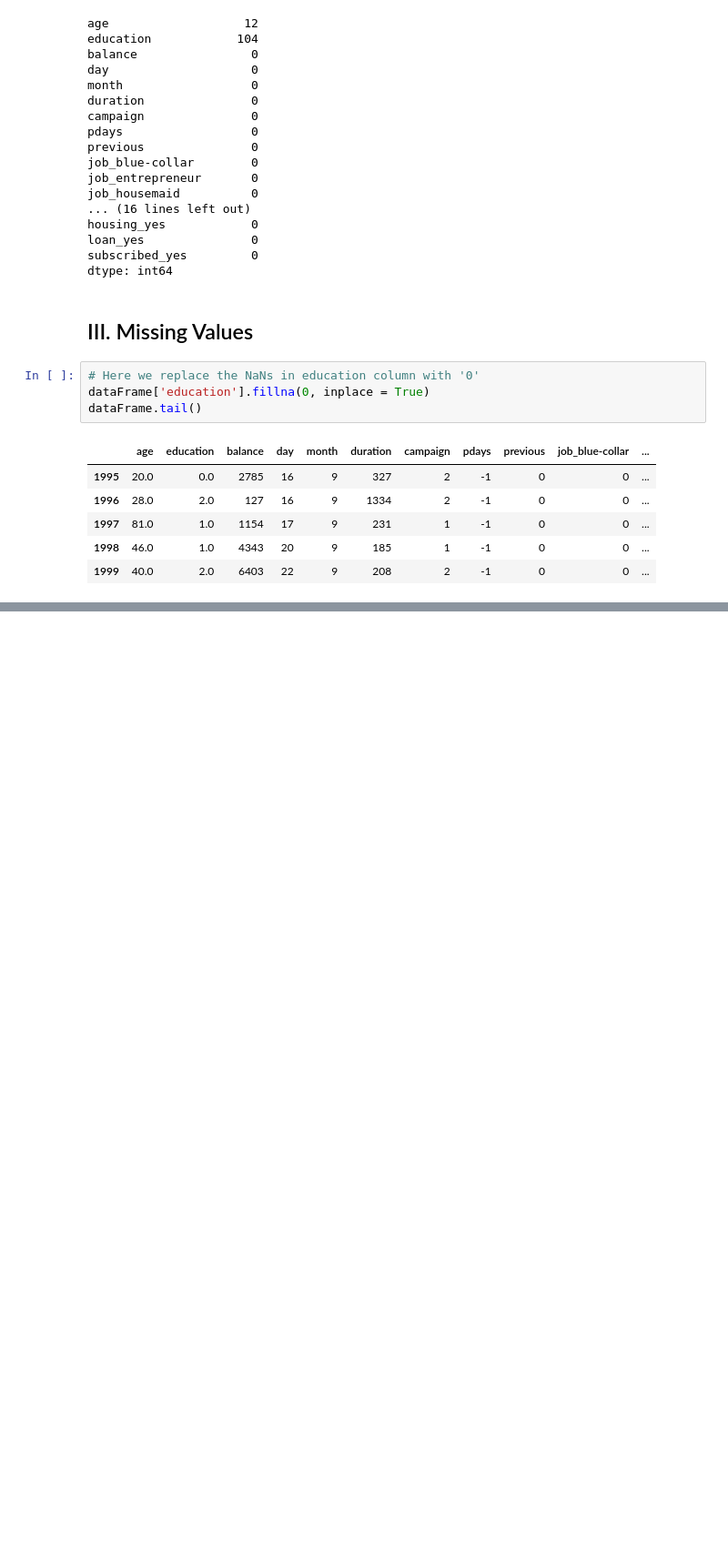
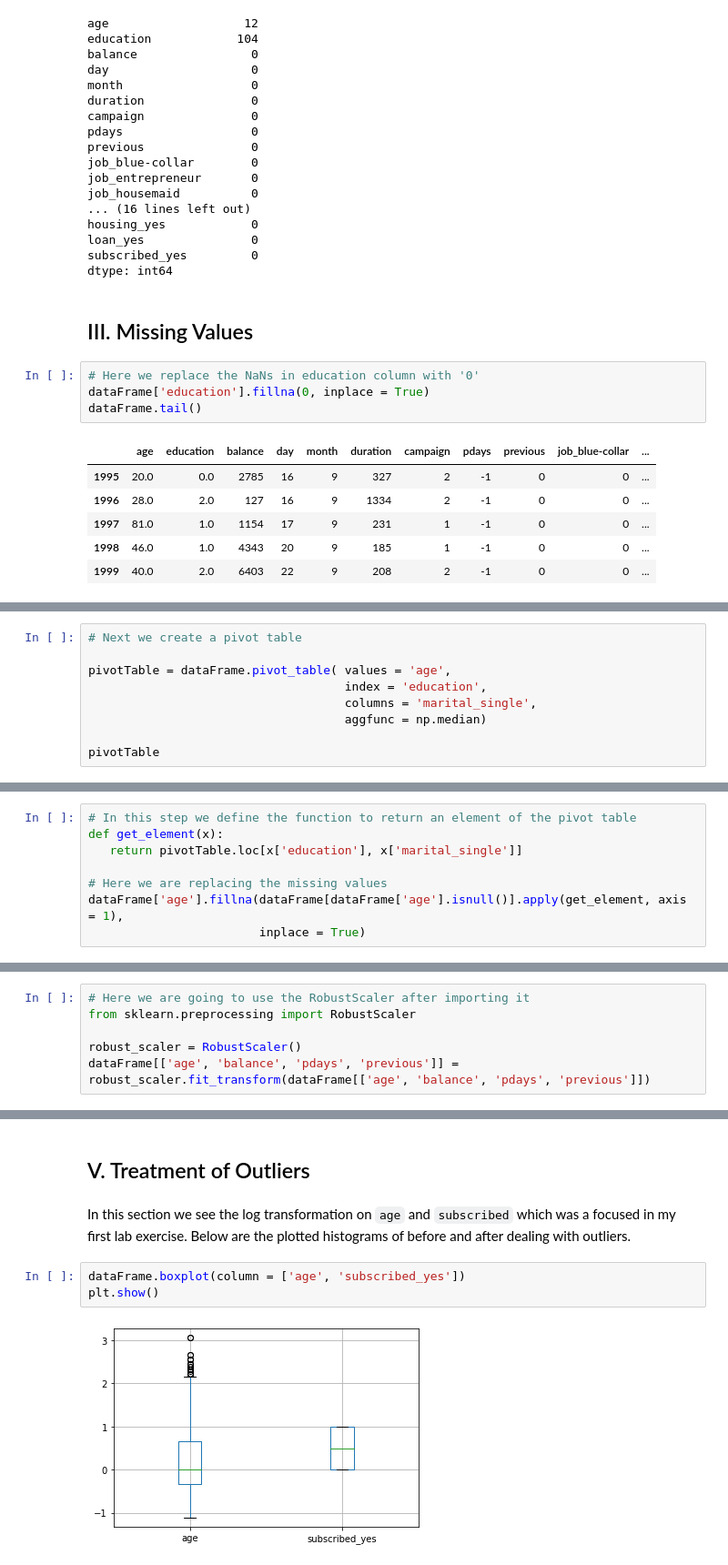
Before and after one commit to LenaStolz/CS4168_Data.Mining, a Jupyter notebook: lab2.ipynb, the cells around one changed output, grey strips where cells are left out. Shown at 91% size. Saved outputs shown, nothing was run; the diff lists cells and outputs as text; blank space fills up the shorter version.

Commit message:
feat : add outliers and create derived features

```diff
--- a/lab2.ipynb
+++ b/lab2.ipynb
@@ -139,0 +137,9 @@ plt.show()
+# %%
+# Next we create a pivot table
+
+pivotTable = dataFrame.pivot_table( values = 'age',
+                                    index = 'education',
+                                    columns = 'marital_single',
+                                    aggfunc = np.median)
+
+pivotTable
@@ -139,0 +153,8 @@ plt.show()
+# %%
+# In this step we define the function to return an element of the pivot table
+def get_element(x):
+   return pivotTable.loc[x['education'], x['marital_single']]
+
+# Here we are replacing the missing values
+dataFrame['age'].fillna(dataFrame[dataFrame['age'].isnull()].apply(get_element, axis = 1),
+                        inplace = True)
@@ -139,0 +183,6 @@ plt.show()
+# %%
+# Here we are going to use the RobustScaler after importing it
+from sklearn.preprocessing import RobustScaler
+
+robust_scaler = RobustScaler()
+dataFrame[['age', 'balance', 'pdays', 'previous']] = robust_scaler.fit_transform(dataFrame[['age', 'balance', 'pdays', 'previous']])
@@ -139,0 +201,9 @@ plt.show()
+# %% [markdown]
+## V. Treatment of Outliers
+# %% [markdown]
+In this section we see the log transformation on `age` and `subscribed` which was a focused in my first lab exercise. Below are the plotted histograms of before and after dealing with outliers.
+# %%
+dataFrame.boxplot(column = ['age', 'subscribed_yes'])
+plt.show()
+# %% [output]
+[figure, added]
```
Also changed, not shown: parts of 29 cells of this notebook.
